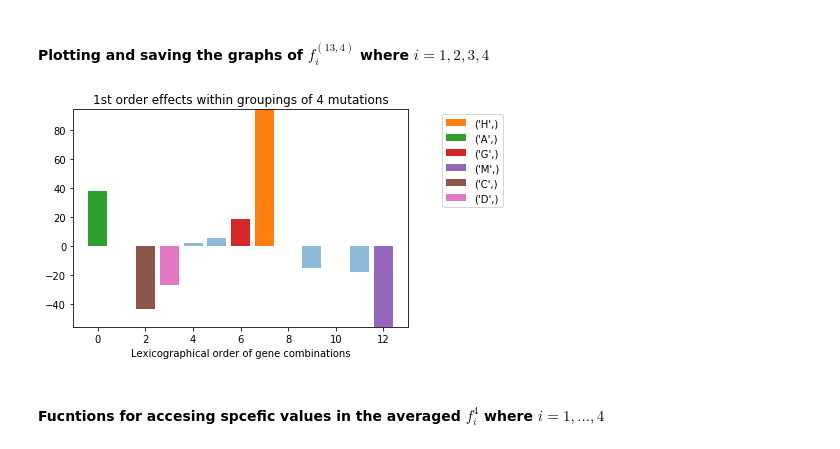
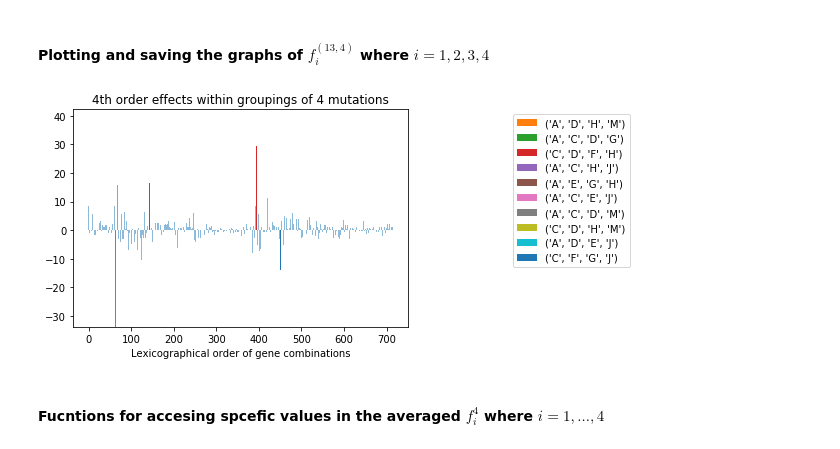
Before and after one commit to LillianGonzalezAlbino/FourierAnalysis, a Jupyter notebook: Spectral-Analysis-Reduced-Dataset(and).ipynb, the cells around one changed output. Cells and saved outputs as stored; diff of their text form; code cells hidden in the pictures.

```diff
--- a/Spectral-Analysis-Reduced-Dataset(and).ipynb
+++ b/Spectral-Analysis-Reduced-Dataset(and).ipynb
@@ -693,10 +693,10 @@ MalList = Mallows_list(list(range(num_vars)), f_list, (num_vars,int(k2)))
 # %%
 # # plot f^4_1, f^4_2, f^4_3, f^4_4
 k = 4
 # # order range from 1 to 6
-color_peaks(MalList[1], order = 1, k = 4, n_max_peak = 3, n_min_peak = 3)
+color_peaks(MalList[4], order = 4, k = 4, n_max_peak = 6, n_min_peak = 4)
 # %% [output]
-[figure, old version]
+[figure, new version]
 # %% [markdown]
 #### Fucntions for accesing spcefic values in the averaged $f^4_i$ where $i=1,...,4$
 # %%
```
Also changed, not shown: parts of 26 cells of this notebook.
